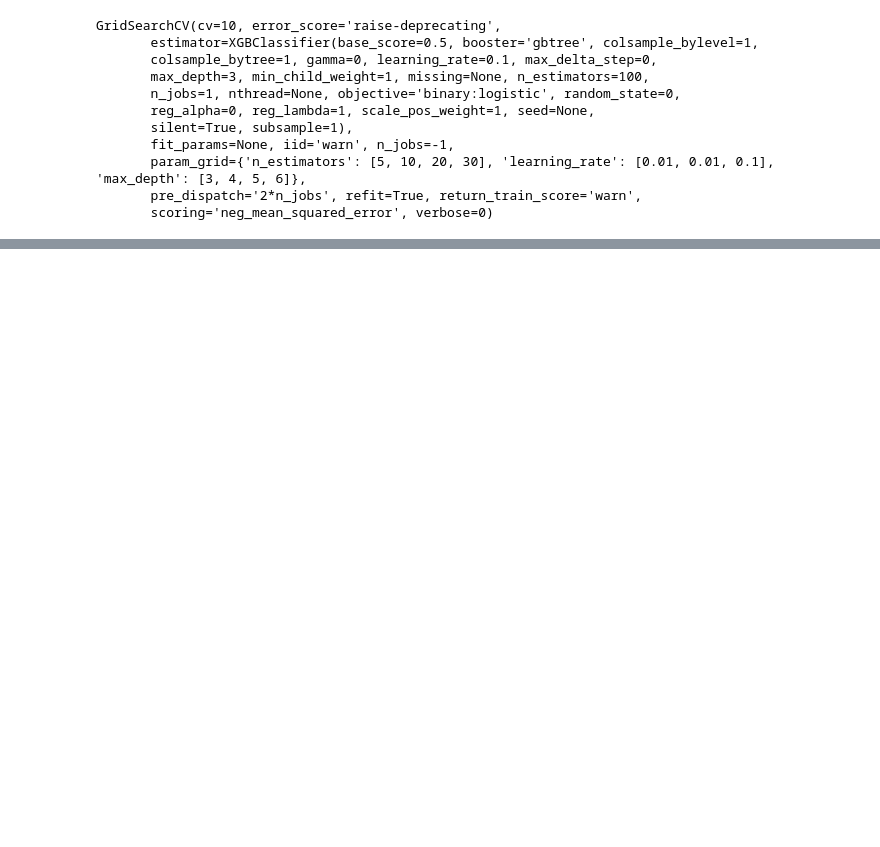
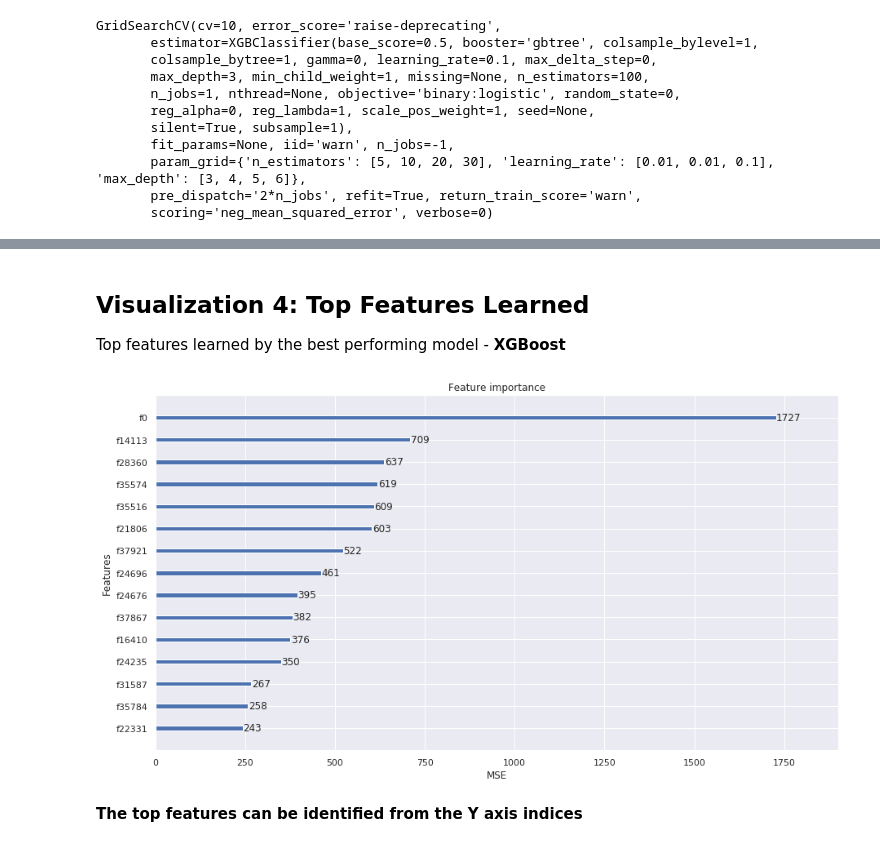
Before and after one commit to srjit/data-visualizations, a Jupyter notebook: wine/src/DS 5500 - Wine Data Analysis.ipynb, the cells around one changed output, grey strips where cells are left out. Cells and saved outputs as stored; diff of their text form; code cells hidden in the pictures; blank space fills up the shorter version.

```diff
--- a/wine/src/DS 5500 - Wine Data Analysis.ipynb
+++ b/wine/src/DS 5500 - Wine Data Analysis.ipynb
@@ -479,0 +515,5 @@ pickle1.close()
+# %%
+xgb_cv_clf_serialized = open("xgb_cv_clf.pickle",'rb')
+xgb_cv_clf_ = pickle.load(xgb_cv_clf_serialized)
+print(xgb_cv_clf_.best_params_)
+print(xgb_cv_clf_.best_score_)
@@ -479,0 +687,18 @@ pickle1.close()
+# %% [markdown]
+## Visualization 4: Top Features Learned
+
+Top features learned by the best performing model - __XGBoost__
+# %%
+xgb_best = xgb_cv_clf_.best_estimator_
+# %%
+#https://machinelearningmastery.com/feature-importance-and-feature-selection-with-xgboost-in-python/
+
+from xgboost import XGBClassifier, plot_importance
+
+fig, ax = plt.subplots(figsize=(15, 8))
+plot_importance(xgb_best, max_num_features = 15, xlabel='MSE', ylabel='Features', ax=ax)
+plt.show()
+# %% [output]
+[figure, added]
+# %% [markdown]
+__The top features can be identified from the Y axis indices__
```
Also changed, not shown: parts of 58 cells of this notebook, 4 other files.
